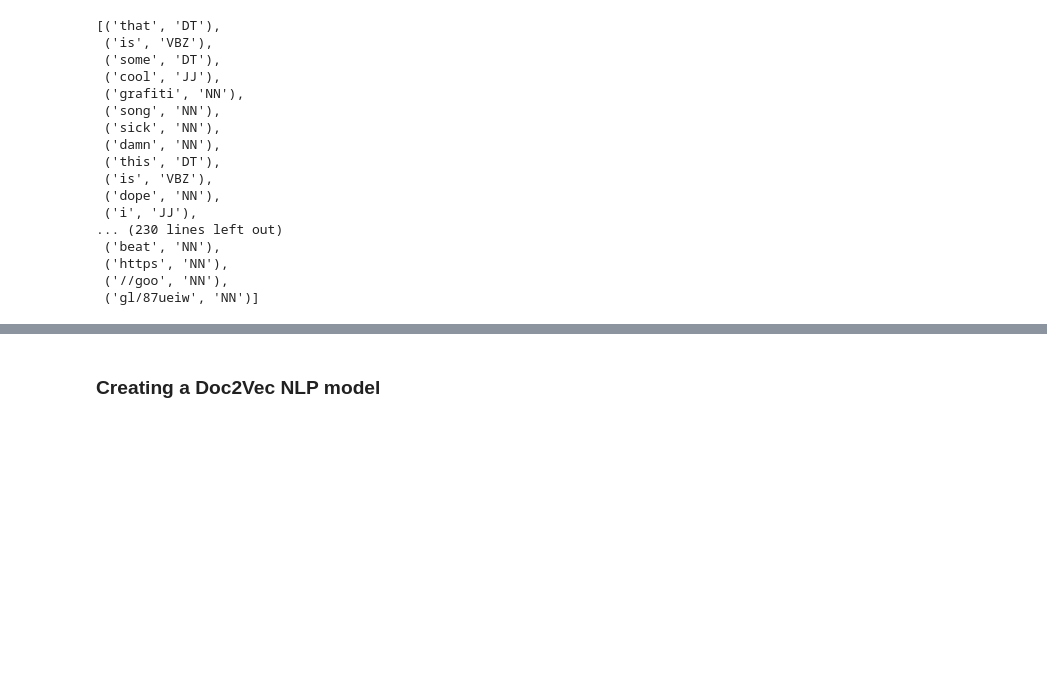
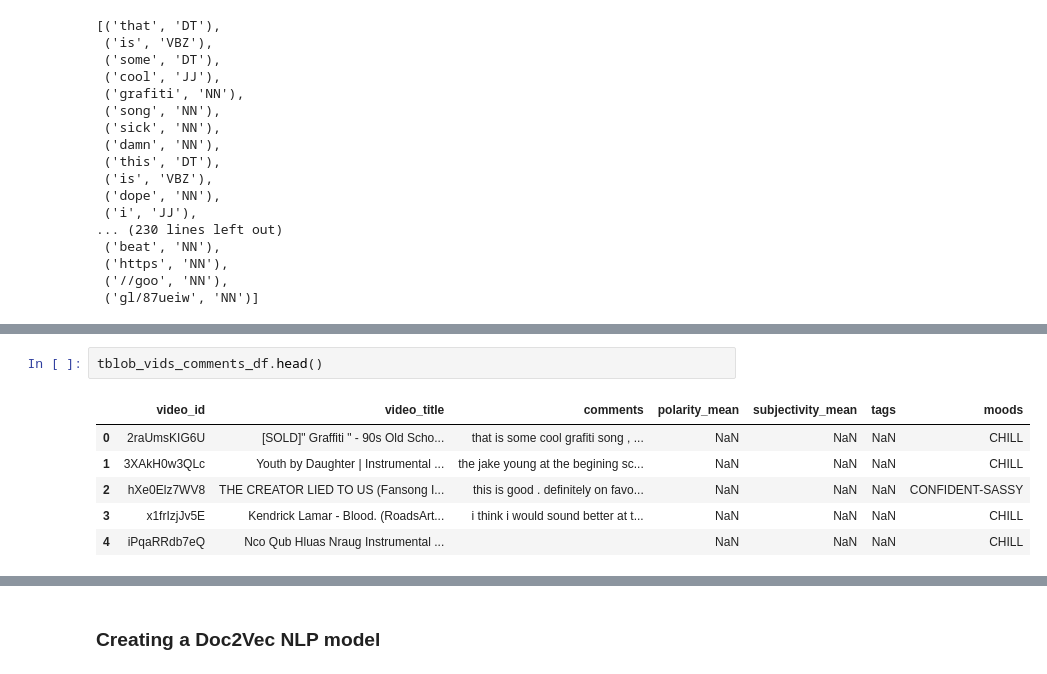
Before and after one commit to labs12-music-stream-selector/DS, a Jupyter notebook: NLP-videos-comments.ipynb, the cells around one changed output, grey strips where cells are left out. Drawn from its saved outputs; the diff is of its cells as text; blank space fills up the shorter version.

```diff
--- a/NLP-videos-comments.ipynb
+++ b/NLP-videos-comments.ipynb
@@ -176,0 +201,9 @@ gl/87ueiw
+# %%
+tblob_vids_comments_df.head()
+# %% [output]
+|  | video_id | video_title | comments | polarity_mean | subjectivity_mean | tags | moods |
+| 0 | 2raUmsKIG6U | [SOLD]" Graffiti " - 90s Old Scho... | that is some cool grafiti song , ... | NaN | NaN | NaN | CHILL |
+| 1 | 3XAkH0w3QLc | Youth by Daughter | Instrumental ... | the jake young at the begining sc... | NaN | NaN | NaN | CHILL |
+| 2 | hXe0Elz7WV8 | THE CREATOR LIED TO US (Fansong I... | this is good . definitely on favo... | NaN | NaN | NaN | CONFIDENT-SASSY |
+| 3 | x1frIzjJv5E | Kendrick Lamar - Blood. (RoadsArt... | i think i would sound better at t... | NaN | NaN | NaN | CHILL |
+| 4 | iPqaRRdb7eQ | Nco Qub Hluas Nraug Instrumental ... |  | NaN | NaN | NaN | CHILL |
```
Also changed, not shown: parts of 6 cells of this notebook.
